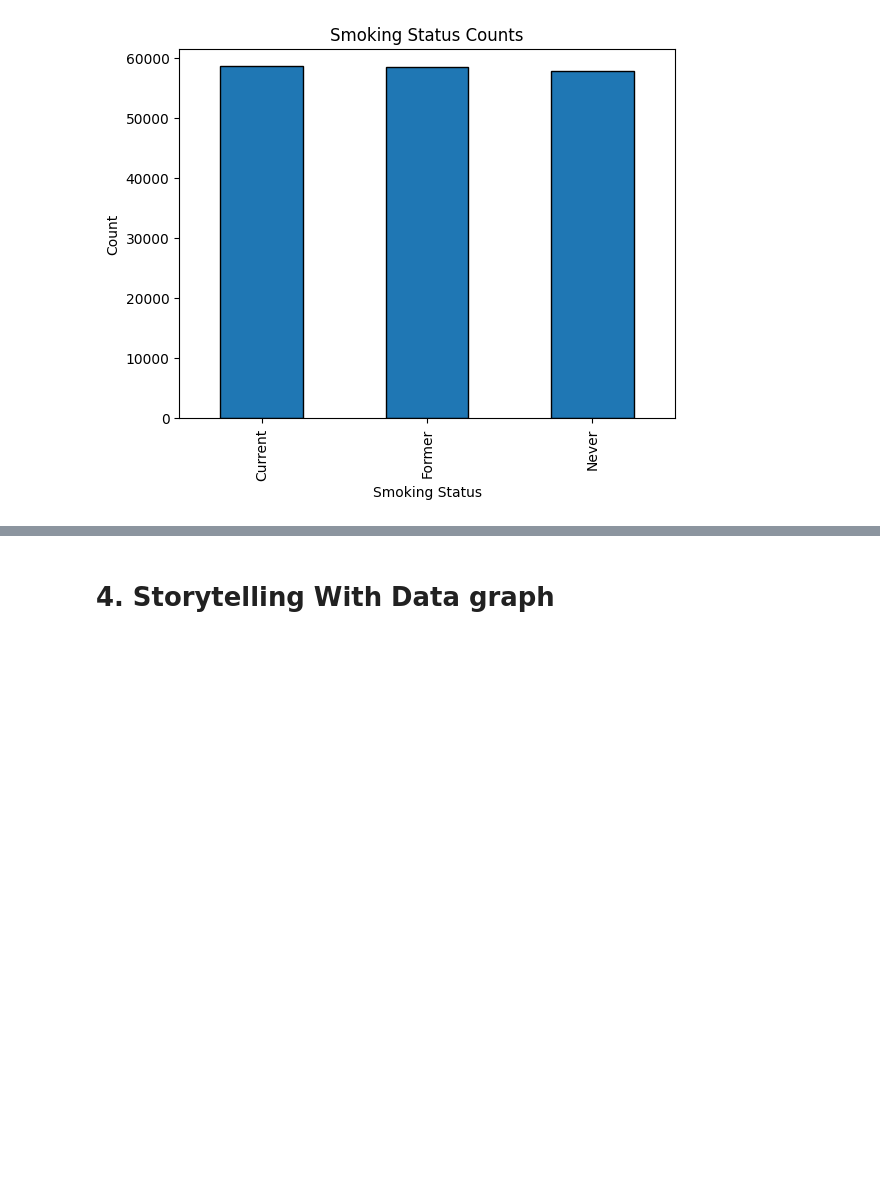
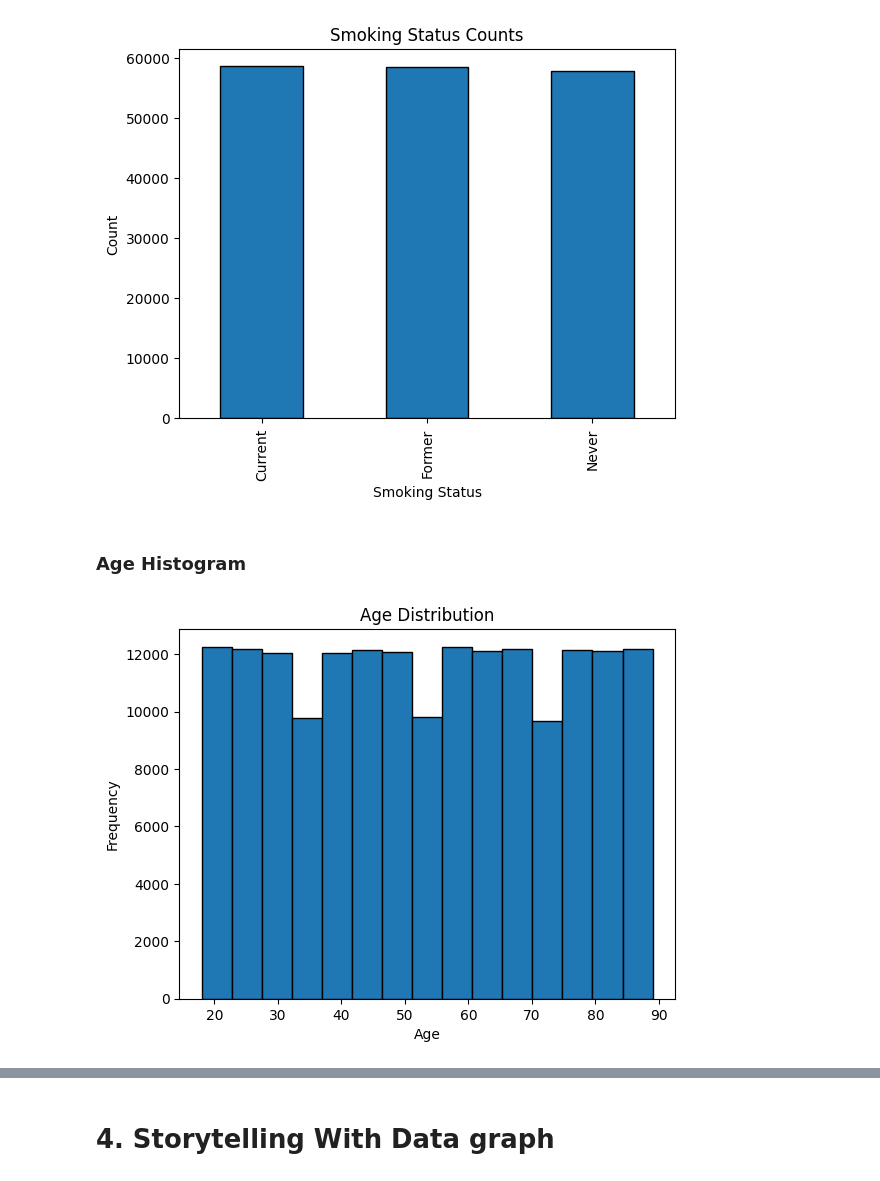
Before and after one commit to ellethibedeau/Mod2-ElleThibedeau, a Jupyter notebook: Week4.ipynb, the cells around one changed output, grey strips where cells are left out. Saved outputs shown, nothing was run; the diff lists cells and outputs as text; code cells hidden in the pictures; blank space fills up the shorter version.

```diff
--- a/Week4.ipynb
+++ b/Week4.ipynb
@@ -210,3 +222,13 @@ plt.ylabel("Count")
 plt.show()
 # %% [output]
 [figure]
+# %% [markdown]
+### Age Histogram
+# %%
+plt.hist(df_hypertension["Age"], bins=15, edgecolor='black')
+plt.title("Age Distribution")
+plt.xlabel("Age")
+plt.ylabel("Frequency")
+plt.show()
+# %% [output]
+[figure, added]
```
Also changed, not shown: parts of 51 cells of this notebook, 4 other files.
